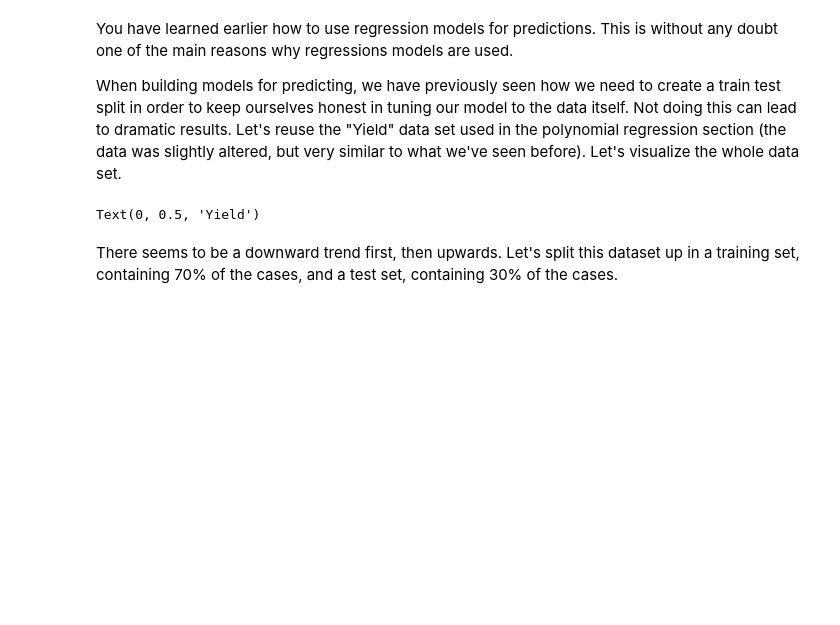
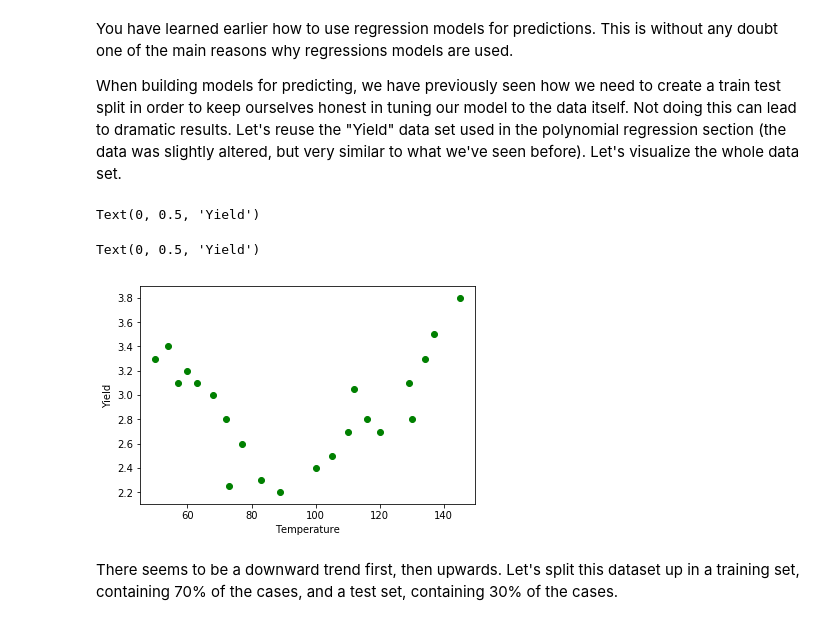
Before and after one commit to ulkuguneysu/dsc-bias-variance-trade-off-nyc-ds-career-042219, a Jupyter notebook: index.ipynb, the cells around one changed output. Drawn from its saved outputs; the diff is of its cells as text; code cells hidden in the pictures; blank space fills up the shorter version.

```diff
--- a/index.ipynb
+++ b/index.ipynb
@@ -32,6 +32,14 @@ X = yld["Temp"]
 type(X)
 # %% [output]
 Text(0, 0.5, 'Yield')
+# %%
+#X.dtype
+plt.scatter(X,y, color = "green")
+plt.xlabel("Temperature")
+plt.ylabel("Yield")
+# %% [output]
+Text(0, 0.5, 'Yield')
+[figure, added]
 # %% [markdown]
 There seems to be a downward trend first, then upwards. Let's split this dataset up in a training set, containing 70% of the cases, and a test set, containing 30% of the cases.
 # %%
```
